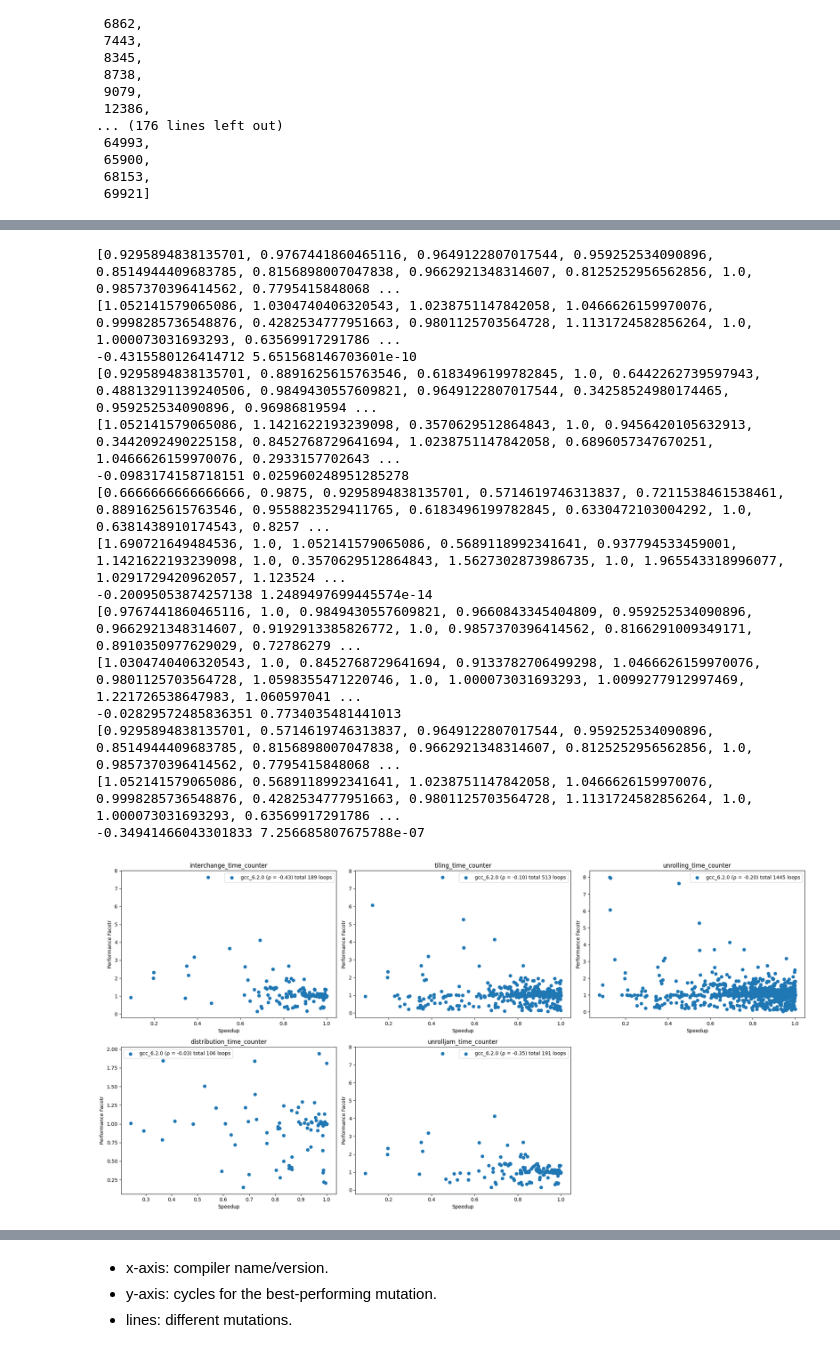
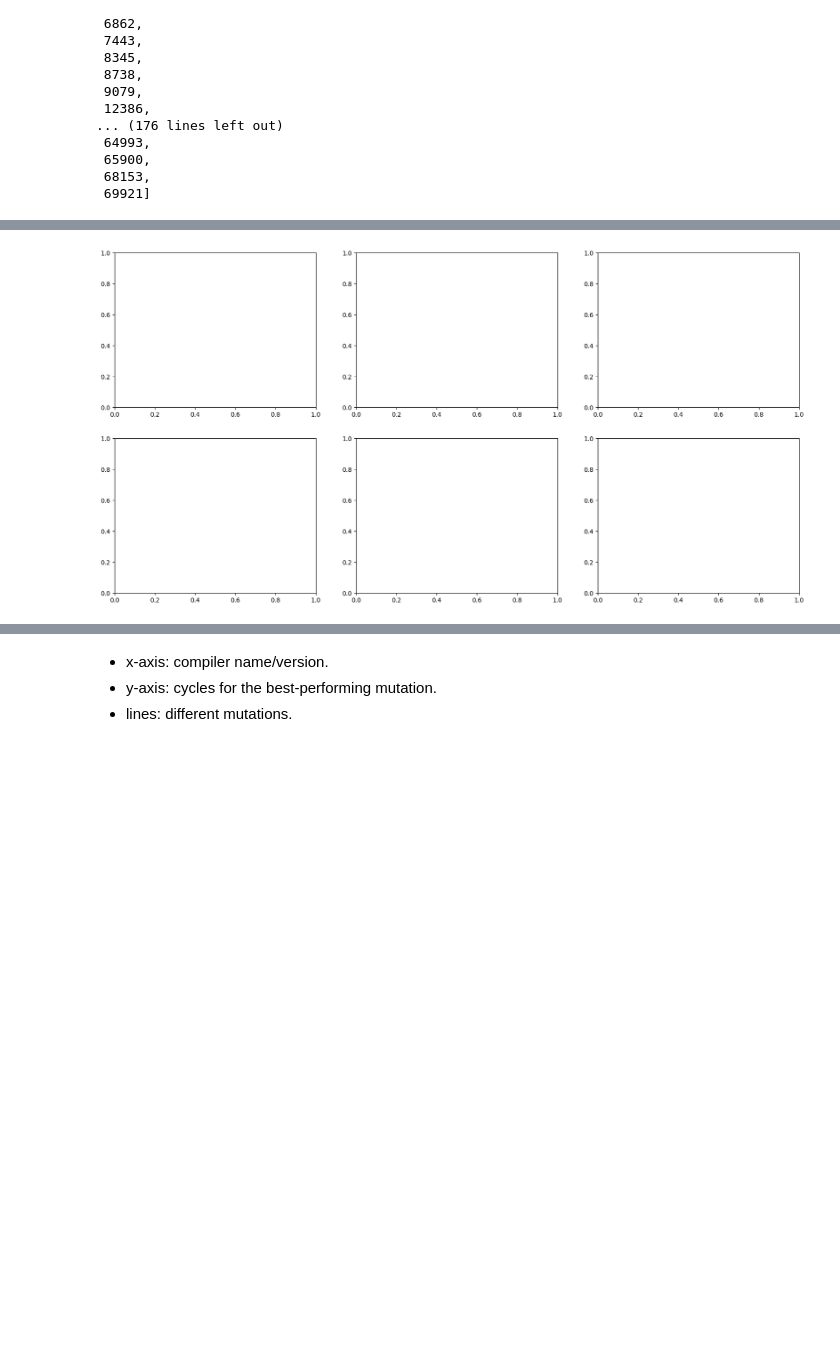
Before and after one commit to intel/program-optimization-advice-exploration-scripts, a Jupyter notebook: qaas-web/lore/backend/db_graph.ipynb, the cells around one changed output, grey strips where cells are left out. Saved outputs shown, nothing was run; the diff lists cells and outputs as text; code cells hidden in the pictures; blank space fills up the shorter version.

```diff
--- a/qaas-web/lore/backend/db_graph.ipynb
+++ b/qaas-web/lore/backend/db_graph.ipynb
@@ -637,6 +640,9 @@ def get_orig_sources_on_transformation(vendor, version, vendor_version_results,
             keys_list = [list(d.keys())[0] for d in dict_list]
             return keys_list
     return None
+
+vendor = 'icc'
+version = '17.0.1'
 interchange_source_list = get_orig_sources_on_transformation(vendor, version, vendor_version_results, 'interchange_time')
 tiling_source_list = get_orig_sources_on_transformation(vendor, version, vendor_version_results, 'tiling_time')
 unrolling_source_list = get_orig_sources_on_transformation(vendor, version, vendor_version_results, 'unrolling_time')
@@ -669,10 +675,13 @@ interchange_source_list
 
 
 def get_min_time_mutation_id(refs):
-    min_entry = min(refs, key=lambda x: list(x.values()))
-    min_time_mutation_number = list(min_entry.keys())[0]
-    min_time = list(min_entry.values())[0]
-    return min_time_mutation_number, min_time
+    refs = [d for d in refs if 0  not in d]
+    if len(refs) > 0:
+        min_entry = min(refs, key=lambda x: list(x.values()))
+        min_time_mutation_number = list(min_entry.keys())[0]
+        min_time = list(min_entry.values())[0]
+        return min_time_mutation_number, min_time
+    return None, None
 
 def get_baseline_time(refs):
     pass
@@ -711,12 +720,12 @@ def add_counter_and_value_if_satisfied(transformation_list, orig_source_id, time
         return
     min_time_mutation_number, min_time = get_min_time_mutation_id(refs)
     base_time = next((d[0] for d in refs if 0 in d), None)
-    base_counter = get_hw_metrics(orig_source_id, 0, vendor, version, 'base_INST_RETIRED_ANY')
-    min_counter = get_hw_metrics(orig_source_id, min_time_mutation_number, vendor, version, 'base_INST_RETIRED_ANY')
+    base_counter = get_hw_metrics(orig_source_id, 0, vendor, version, 'base_CPU_CLK_UNHALTED_THREAD')
+    min_counter = get_hw_metrics(orig_source_id, min_time_mutation_number, vendor, version, 'base_CPU_CLK_UNHALTED_THREAD')
     if not base_time or not base_counter or not min_counter or not min_time:
-        print(base_time, base_counter,min_counter,min_time )
         return
     # 1/S: min_time/base_time and R: base_counter/min_counter
+    print(orig_source_id, base_time, min_time, base_counter, min_counter)
     time_counter_list.append({
         'counter' : float(base_counter)/float(min_counter),
         'time' : float(min_time)/float(base_time)
@@ -797,23 +842,28 @@ def plot_counter_time_correlation_per_compiler_per_transformation(data):
         time_values = [d['time'] for d in time_counters_dict_list]
         counter_values = [d['counter'] for d in time_counters_dict_list]
 
-        print(time_values)
-        print(counter_values)
-        correlation_coefficient, p_value = pearsonr(counter_values, time_values)
-        print(correlation_coefficient, p_value)
 
-        ax = axes[i]
-        ax.scatter(time_values, counter_values, label=f'{compiler_name} (ρ = {correlation_coefficient:.2f}) total {len(time_values)} loops')
+        for time, counter in zip(time_values, counter_values):
+            print(time, 1/time, counter)
 
-        ax.set_xlabel('Speedup')
-        ax.set_ylabel('Performance Facotr')
-        ax.legend()
-        ax.set_title(transformation_time_counter_name)
+        # correlation_coefficient, p_value = pearsonr(counter_values, time_values)
+        # print(correlation_coefficient, p_value)
+    #     time_values = [1/d['time'] for d in time_counters_dict_list]
 
-    for j in range(i+1, len(axes)):
-        fig.delaxes(axes[j])
-    plt.tight_layout()
-    plt.show()
+    #     ax = axes[i]
+    #     ax.scatter(time_values, counter_values, label=f'{compiler_name} (ρ = {correlation_coefficient:.2f}) total {len(time_values)} loops')
+
+    #     ax.set_xlabel('Speedup')
+    #     ax.set_ylabel('Performance Facotr')
+    #     ax.set_yscale('log')
+    #     ax.set_xscale('log')
+    #     ax.legend()
+    #     ax.set_title(transformation_time_counter_name)
+
+    # for j in range(i+1, len(axes)):
+    #     fig.delaxes(axes[j])
+    # plt.tight_layout()
+    # plt.show()
 
 for compiler_data in counter_time_per_compilers:
     plot_counter_time_correlation_per_compiler_per_transformation(compiler_data)
@@ -837,16 +889 @@ for compiler_data in counter_time_per_compilers:
-[0.9295894838135701, 0.9767441860465116, 0.9649122807017544, 0.959252534090896, 0.8514944409683785, 0.8156898007047838, 0.9662921348314607, 0.8125252956562856, 1.0, 0.9857370396414562, 0.7795415848068 ...
-[1.052141579065086, 1.0304740406320543, 1.0238751147842058, 1.0466626159970076, 0.9998285736548876, 0.4282534777951663, 0.9801125703564728, 1.1131724582856264, 1.0, 1.000073031693293, 0.63569917291786 ...
--0.4315580126414712 5.651568146703601e-10
-[0.9295894838135701, 0.8891625615763546, 0.6183496199782845, 1.0, 0.6442262739597943, 0.48813291139240506, 0.9849430557609821, 0.9649122807017544, 0.34258524980174465, 0.959252534090896, 0.96986819594 ...
-[1.052141579065086, 1.1421622193239098, 0.3570629512864843, 1.0, 0.9456420105632913, 0.3442092490225158, 0.8452768729641694, 1.0238751147842058, 0.6896057347670251, 1.0466626159970076, 0.2933157702643 ...
--0.0983174158718151 0.025960248951285278
-[0.6666666666666666, 0.9875, 0.9295894838135701, 0.5714619746313837, 0.7211538461538461, 0.8891625615763546, 0.9558823529411765, 0.6183496199782845, 0.6330472103004292, 1.0, 0.6381438910174543, 0.8257 ...
-[1.690721649484536, 1.0, 1.052141579065086, 0.5689118992341641, 0.937794533459001, 1.1421622193239098, 1.0, 0.3570629512864843, 1.5627302873986735, 1.0, 1.965543318996077, 1.0291729420962057, 1.123524 ...
--0.20095053874257138 1.2489497699445574e-14
-[0.9767441860465116, 1.0, 0.9849430557609821, 0.9660843345404809, 0.959252534090896, 0.9662921348314607, 0.9192913385826772, 1.0, 0.9857370396414562, 0.8166291009349171, 0.8910350977629029, 0.72786279 ...
-[1.0304740406320543, 1.0, 0.8452768729641694, 0.9133782706499298, 1.0466626159970076, 0.9801125703564728, 1.0598355471220746, 1.0, 1.000073031693293, 1.0099277912997469, 1.221726538647983, 1.060597041 ...
--0.02829572485836351 0.7734035481441013
-[0.9295894838135701, 0.5714619746313837, 0.9649122807017544, 0.959252534090896, 0.8514944409683785, 0.8156898007047838, 0.9662921348314607, 0.8125252956562856, 1.0, 0.9857370396414562, 0.7795415848068 ...
-[1.052141579065086, 0.5689118992341641, 1.0238751147842058, 1.0466626159970076, 0.9998285736548876, 0.4282534777951663, 0.9801125703564728, 1.1131724582856264, 1.0, 1.000073031693293, 0.63569917291786 ...
--0.34941466043301833 7.256685807675788e-07
-[figure, old version]
+[figure, new version]
```
Also changed, not shown: parts of 6 cells of this notebook, 24 other files.
